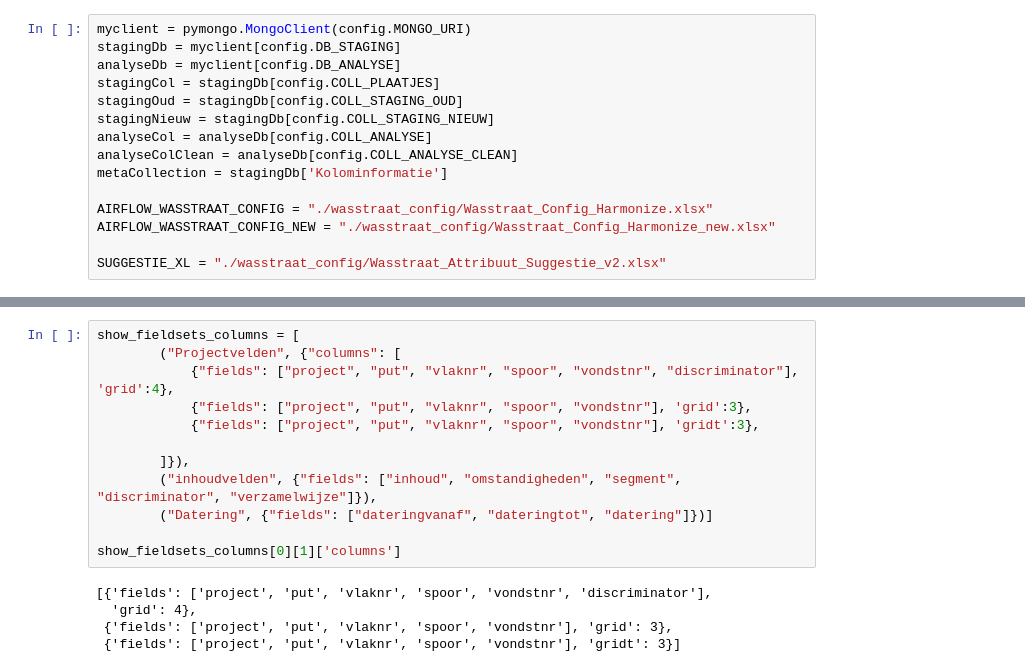
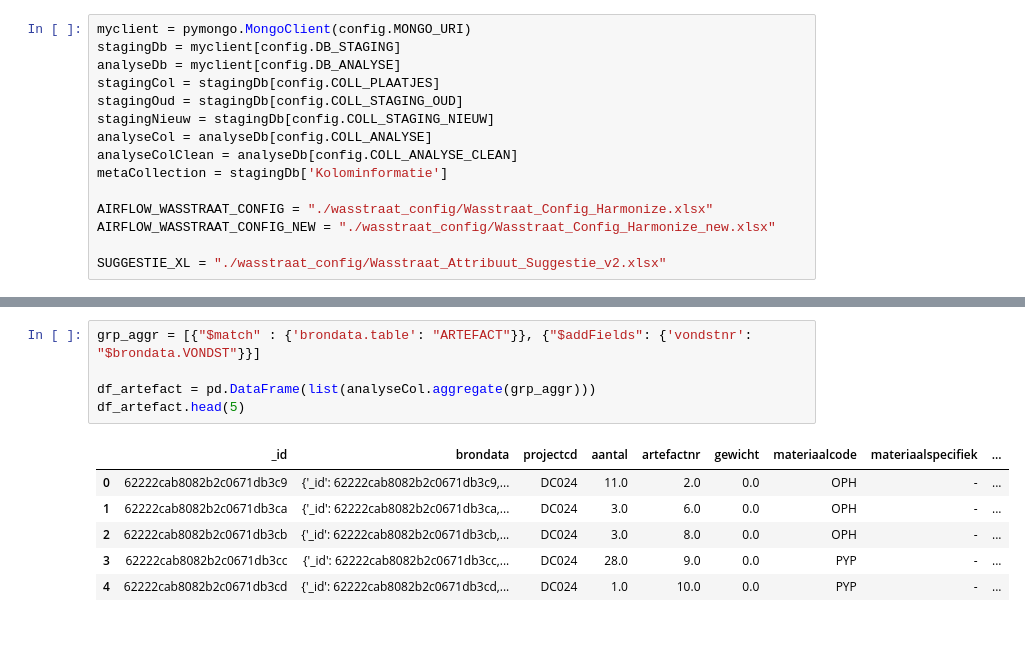
Before and after one commit to brienen/wasstraat_archeologische_data, a Jupyter notebook: notebooks/Untitled.ipynb, the cells around one changed output, grey strips where cells are left out. Cells and saved outputs as stored; diff of their text form; blank space fills up the shorter version.

```diff
--- a/notebooks/Untitled.ipynb
+++ b/notebooks/Untitled.ipynb
@@ -52,17 +36,12 @@ show_fieldsets
-# %%
-show_fieldsets_columns = [
-        ("Projectvelden", {"columns": [
-            {"fields": ["project", "put", "vlaknr", "spoor", "vondstnr", "discriminator"], 'grid':4},
-            {"fields": ["project", "put", "vlaknr", "spoor", "vondstnr"], 'grid':3},
-            {"fields": ["project", "put", "vlaknr", "spoor", "vondstnr"], 'gridt':3},
-
-        ]}),
-        ("inhoudvelden", {"fields": ["inhoud", "omstandigheden", "segment", "discriminator", "verzamelwijze"]}),
-        ("Datering", {"fields": ["dateringvanaf", "dateringtot", "datering"]})]
-
-show_fieldsets_columns[0][1]['columns']
-# %% [output]
-[{'fields': ['project', 'put', 'vlaknr', 'spoor', 'vondstnr', 'discriminator'],
-  'grid': 4},
- {'fields': ['project', 'put', 'vlaknr', 'spoor', 'vondstnr'], 'grid': 3},
- {'fields': ['project', 'put', 'vlaknr', 'spoor', 'vondstnr'], 'gridt': 3}]
+# %%
+grp_aggr = [{"$match" : {'brondata.table': "ARTEFACT"}}, {"$addFields": {'vondstnr': "$brondata.VONDST"}}]
+
+df_artefact = pd.DataFrame(list(analyseCol.aggregate(grp_aggr)))
+df_artefact.head(5)
+# %% [output]
+|  | _id | brondata | projectcd | aantal | artefactnr | gewicht | materiaalcode | materiaalspecifiek | ... |
+| 0 | 62222cab8082b2c0671db3c9 | {'_id': 62222cab8082b2c0671db3c9,... | DC024 | 11.0 | 2.0 | 0.0 | OPH | - | ... |
+| 1 | 62222cab8082b2c0671db3ca | {'_id': 62222cab8082b2c0671db3ca,... | DC024 | 3.0 | 6.0 | 0.0 | OPH | - | ... |
+| 2 | 62222cab8082b2c0671db3cb | {'_id': 62222cab8082b2c0671db3cb,... | DC024 | 3.0 | 8.0 | 0.0 | OPH | - | ... |
+| 3 | 62222cab8082b2c0671db3cc | {'_id': 62222cab8082b2c0671db3cc,... | DC024 | 28.0 | 9.0 | 0.0 | PYP | - | ... |
+| 4 | 62222cab8082b2c0671db3cd | {'_id': 62222cab8082b2c0671db3cd,... | DC024 | 1.0 | 10.0 | 0.0 | PYP | - | ... |
```
Also changed, not shown: parts of 15 cells of this notebook, 14 other files.
